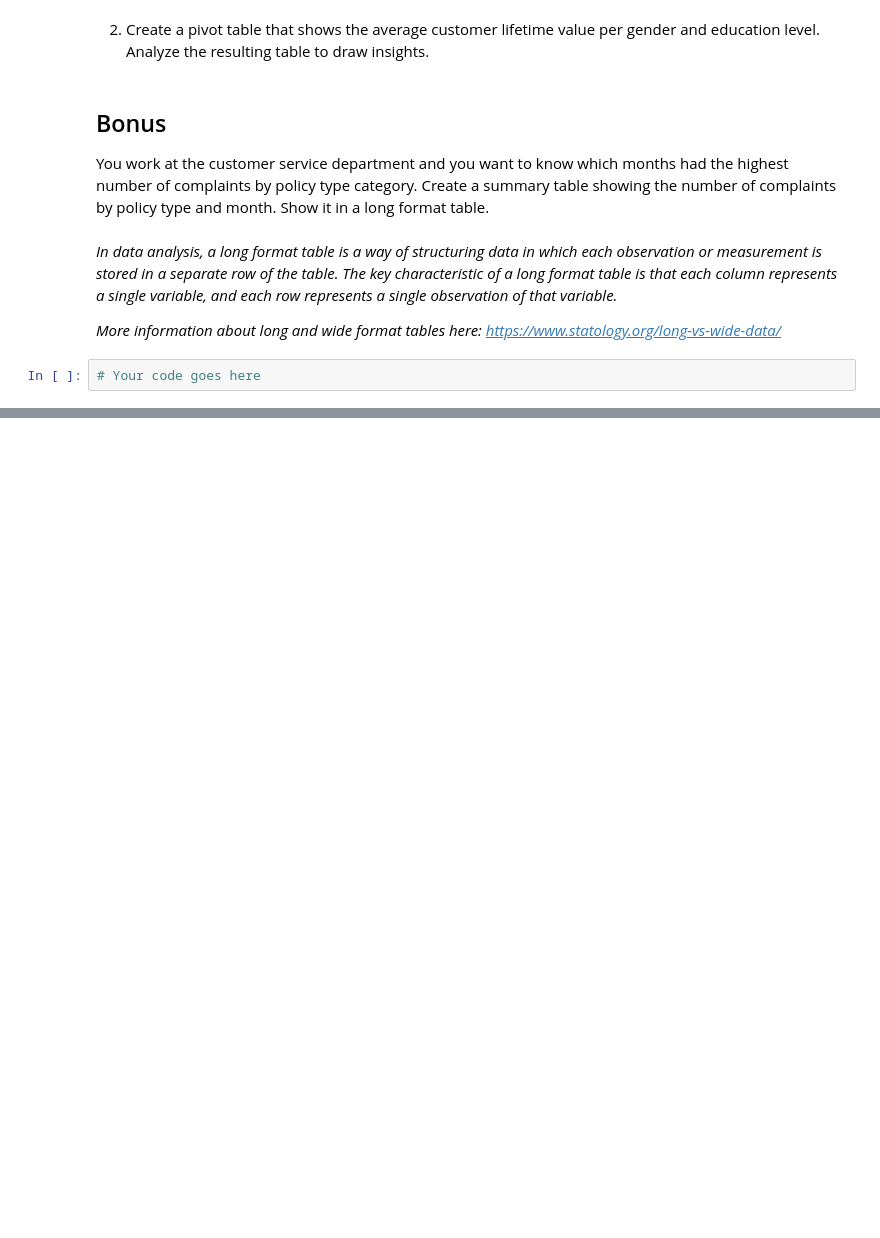
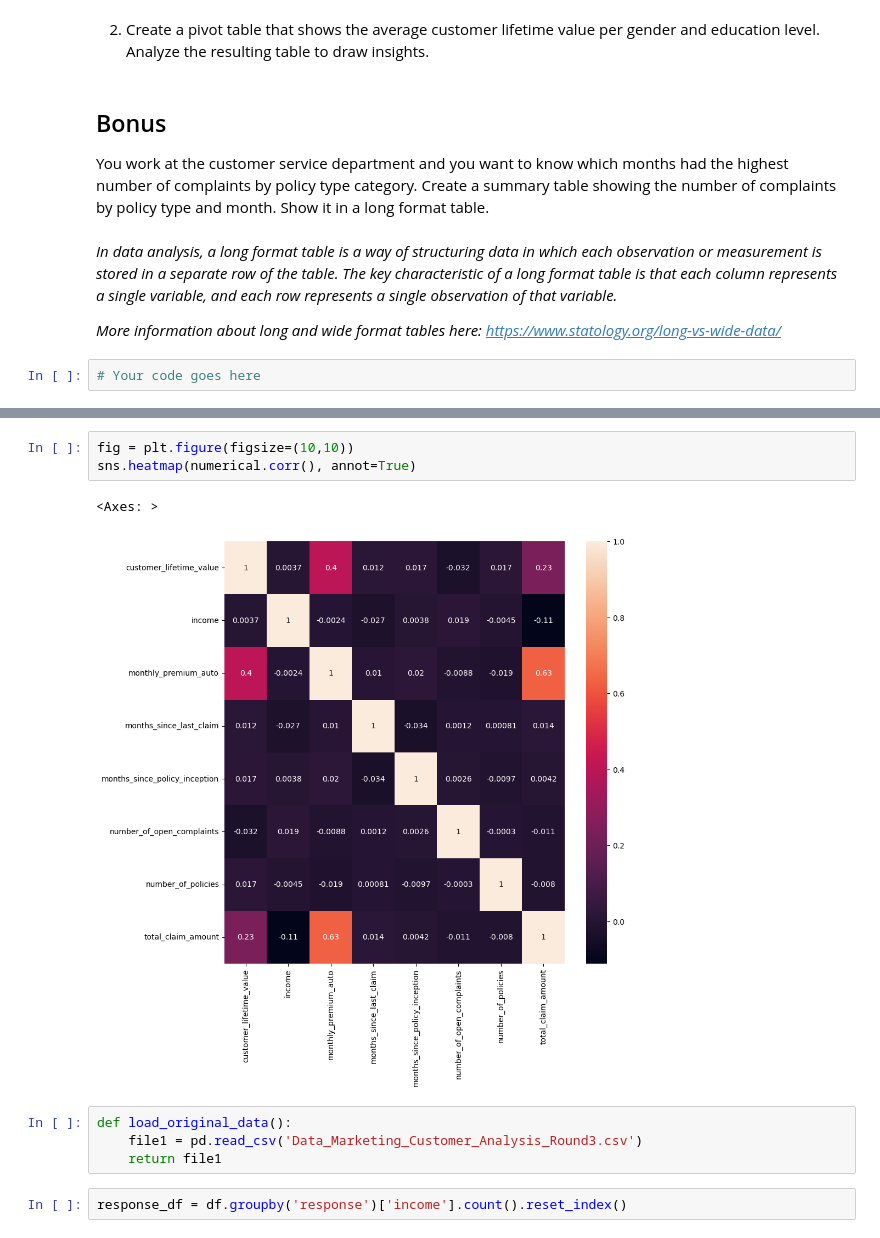
Before and after one commit to serhatozar/lab-dw-data-structuring-and-combining, a Jupyter notebook: lab-dw-data-structuring-and-combining.ipynb, the cells around one changed output, grey strips where cells are left out. Cells and saved outputs as stored; diff of their text form; blank space fills up the shorter version.

```diff
--- a/lab-dw-data-structuring-and-combining.ipynb
+++ b/lab-dw-data-structuring-and-combining.ipynb
@@ -182,0 +177,12 @@ plt.show()
+# %%
+fig = plt.figure(figsize=(10,10))
+sns.heatmap(numerical.corr(), annot=True)
+# %% [output]
+<Axes: >
+[figure, added]
+# %%
+def load_original_data():
+    file1 = pd.read_csv('Data_Marketing_Customer_Analysis_Round3.csv')
+    return file1
+# %%
+response_df = df.groupby('response')['income'].count().reset_index()
```
Also changed, not shown: parts of 16 cells of this notebook.
